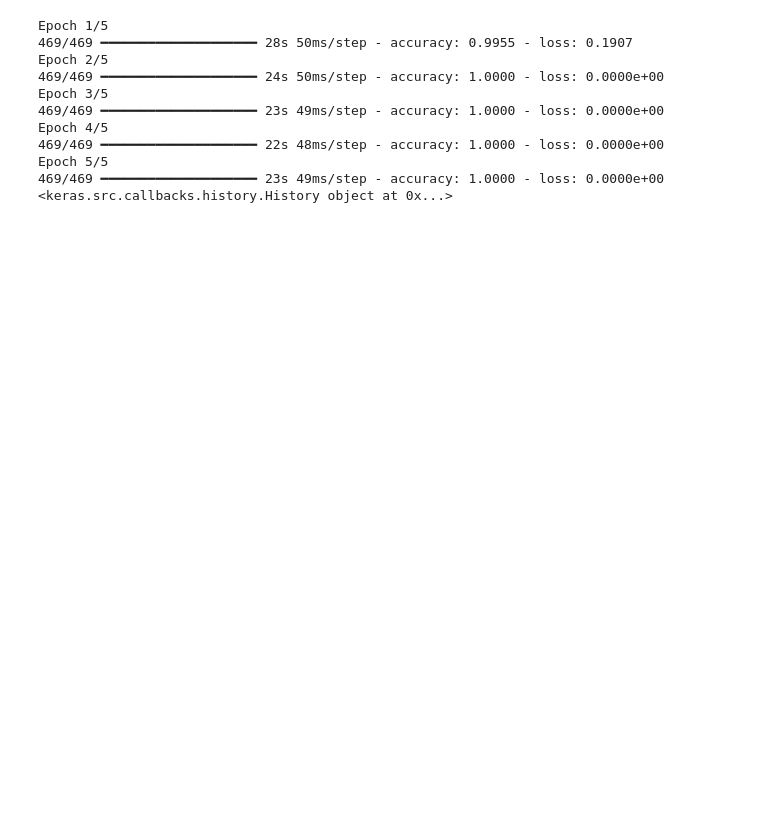
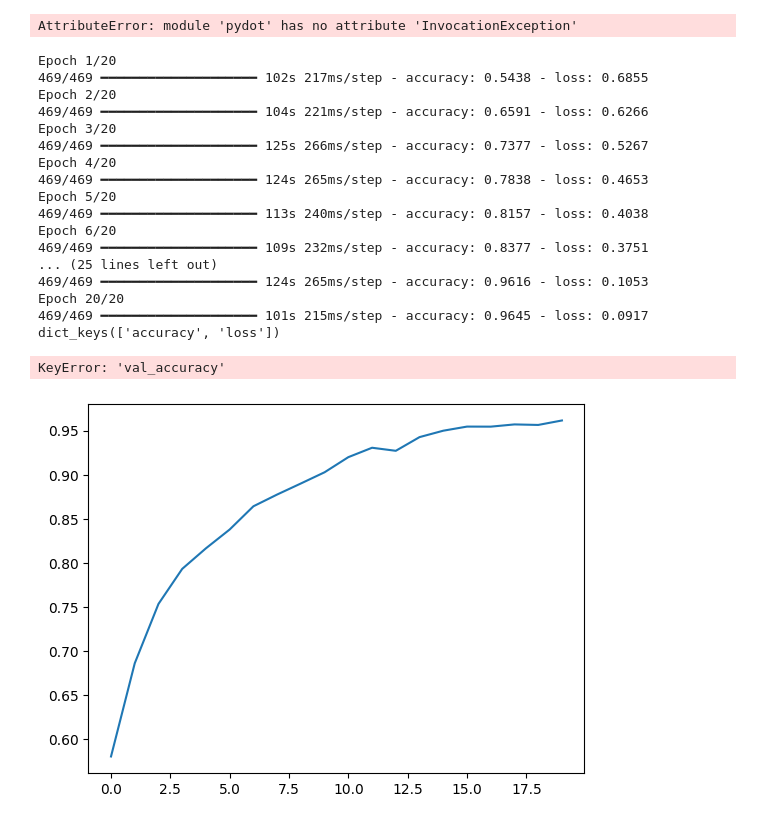
Before and after one commit to DrMahmoudMohammedTaha/nn_standard, a Jupyter notebook: _notebooks/network-notebook.ipynb, the cells around one changed output. Saved outputs shown, nothing was run; the diff lists cells and outputs as text; code cells hidden in the pictures; blank space fills up the shorter version.

```diff
--- a/_notebooks/network-notebook.ipynb
+++ b/_notebooks/network-notebook.ipynb
@@ -49,16 +49,15 @@ def read_resize_images(source_dir , categories):
     y_temp = []
     for category in categories:
         for filepath in glob.glob(os.path.join(source_dir, category, "*")):
-            label = 0 if category == "cats" else 1
             img = cv2.imread(filepath)
             img = cv2.resize(img, target_size)
             img = np.array(img)
-            y_temp.append(label)
+            y_temp.append(categories.index(category))
             x_temp.append(img)
 
     print("folder: " + os.path.join(source_dir))
     print(len(x_temp))
-    print(type(x_train))
+    print(type(x_temp[0]))
     print(x_temp[0])
     return x_temp , y_temp
 
@@ -98,15 +113,17 @@ from tensorflow.keras.layers import Conv2D, MaxPooling2D, Flatten, Dense, Dropou
 
 # Define the model
 model = Sequential([
-    Conv2D(16, (3, 3), activation='relu', input_shape=(128, 128, 3)),
+    Conv2D(32, (3, 3), activation='relu', input_shape=(128, 128, 3)),
     MaxPooling2D((2, 2)),
-    # Conv2D(64, (3, 3), activation='relu'),
-    # MaxPooling2D((2, 2)),
-    # Conv2D(128, (3, 3), activation='relu'),
-    # MaxPooling2D((2, 2)),
+    Conv2D(64, (3, 3), activation='relu'),
+    MaxPooling2D((2, 2)),
+    Conv2D(128, (3, 3), activation='relu'),
+    MaxPooling2D((2, 2)),
+    Conv2D(256, (3, 3), activation='relu'),
+    MaxPooling2D((2, 2)),
     Flatten(),
-    Dense(64, activation='relu'),
-    Dropout(0.3),
+    Dense(256, activation='relu'),
+    Dropout(0.5),
     Dense(1, activation='sigmoid')  # Binary classification: cat or dog
 ])
 
@@ -139,18 +158,45 @@ Model: "sequential_4"
  Non-trainable params: 0 (0.00 B)
+# %%
+# pip install pydot graphviz
+# pip install graphviz
+
+from keras.utils import plot_model
+
+plot_model(model, to_file='model_plot.png', show_shapes=True, show_layer_names=True)
+# %% [output]
+AttributeError: module 'pydot' has no attribute 'InvocationException'
 # %%
+## normal trainig of the model
+# history = model.fit(np.array(x_train), np.array(y_train), epochs=20, batch_size=32)
 
-# Train the model
-history = model.fit(np.array(x_train), np.array(y_train), epochs=5, batch_size=32)
-print(history)
+
+## trainig with stopping condition
+from tensorflow.keras.callbacks import EarlyStopping
+
+# Define the EarlyStopping callback
+# Monitor 'accuracy' and stop training when it reaches 0.95
+# Set `min_delta` to a very small value to stop when accuracy improvement is very small
+early_stopping = EarlyStopping(monitor='accuracy', min_delta=0.0001, patience=5, verbose=1, mode='max', baseline=0.95)
+
+# Train the model with EarlyStopping callback
+history = model.fit(np.array(x_train), np.array(y_train), epochs=20, batch_size=32, callbacks=[early_stopping])
 # %% [output]
-Epoch 1/5
-469/469 ━━━━━━━━━━━━━━━━━━━━ 28s 50ms/step - accuracy: 0.9955 - loss: 0.1907
-Epoch 2/5
-469/469 ━━━━━━━━━━━━━━━━━━━━ 24s 50ms/step - accuracy: 1.0000 - loss: 0.0000e+00
-Epoch 3/5
-469/469 ━━━━━━━━━━━━━━━━━━━━ 23s 49ms/step - accuracy: 1.0000 - loss: 0.0000e+00
-Epoch 4/5
-469/469 ━━━━━━━━━━━━━━━━━━━━ 22s 48ms/step - accuracy: 1.0000 - loss: 0.0000e+00
-Epoch 5/5
-469/469 ━━━━━━━━━━━━━━━━━━━━ 23s 49ms/step - accuracy: 1.0000 - loss: 0.0000e+00
-<keras.src.callbacks.history.History object at 0x...>
+Epoch 1/20
+469/469 ━━━━━━━━━━━━━━━━━━━━ 102s 217ms/step - accuracy: 0.5438 - loss: 0.6855
+Epoch 2/20
+469/469 ━━━━━━━━━━━━━━━━━━━━ 104s 221ms/step - accuracy: 0.6591 - loss: 0.6266
+Epoch 3/20
+469/469 ━━━━━━━━━━━━━━━━━━━━ 125s 266ms/step - accuracy: 0.7377 - loss: 0.5267
+Epoch 4/20
+469/469 ━━━━━━━━━━━━━━━━━━━━ 124s 265ms/step - accuracy: 0.7838 - loss: 0.4653
+Epoch 5/20
+469/469 ━━━━━━━━━━━━━━━━━━━━ 113s 240ms/step - accuracy: 0.8157 - loss: 0.4038
+Epoch 6/20
+469/469 ━━━━━━━━━━━━━━━━━━━━ 109s 232ms/step - accuracy: 0.8377 - loss: 0.3751
+... (25 lines left out)
+469/469 ━━━━━━━━━━━━━━━━━━━━ 124s 265ms/step - accuracy: 0.9616 - loss: 0.1053
+Epoch 20/20
+469/469 ━━━━━━━━━━━━━━━━━━━━ 101s 215ms/step - accuracy: 0.9645 - loss: 0.0917
+dict_keys(['accuracy', 'loss'])
+KeyError: 'val_accuracy'
+[figure, added]
```
Also changed, not shown: parts of 11 cells of this notebook.
